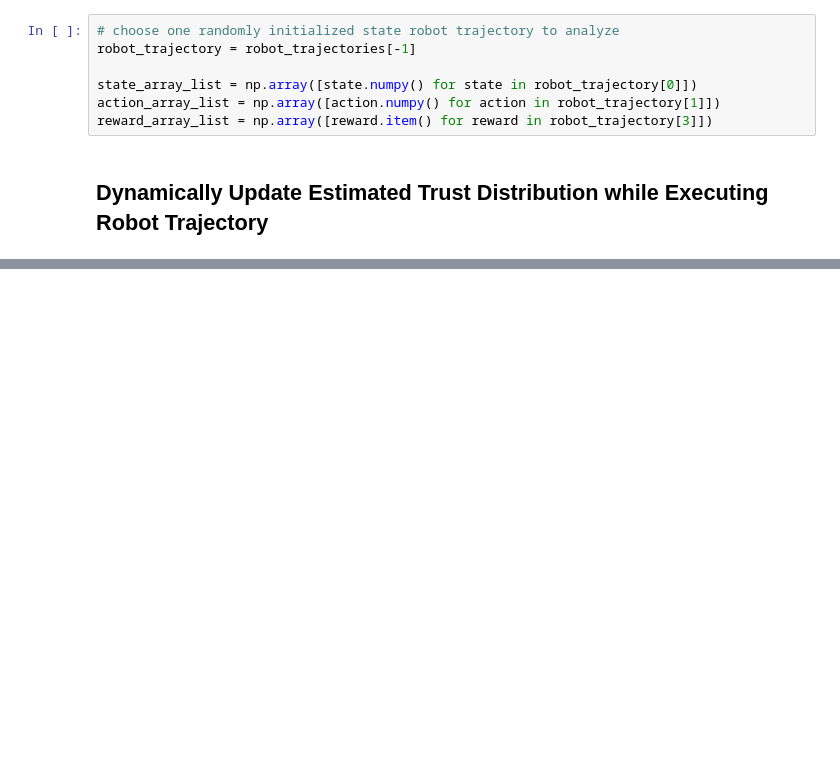
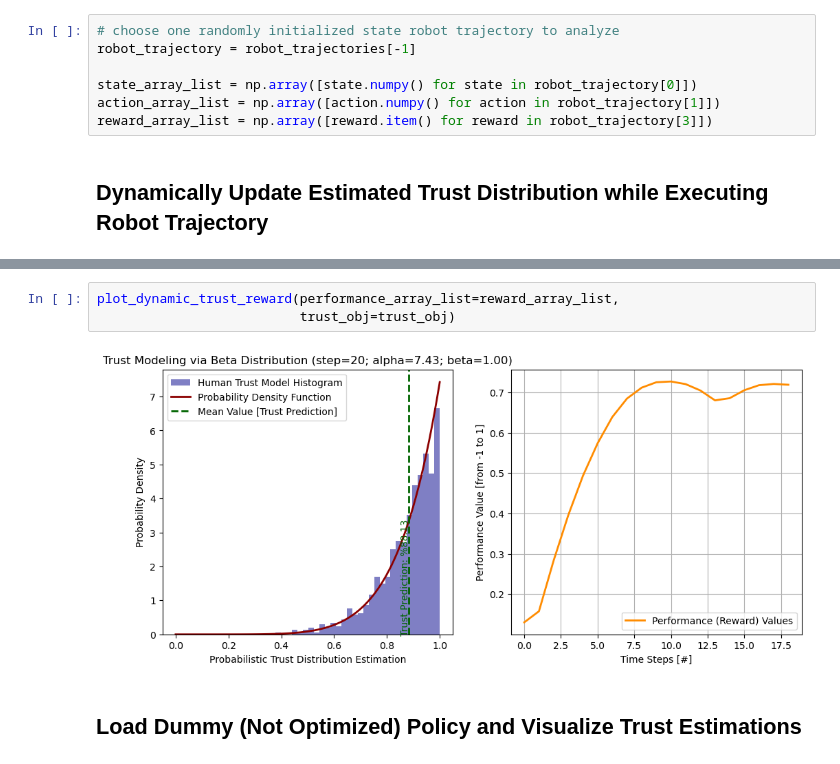
Before and after one commit to resuldagdanov/robot-learning-human-trust, a Jupyter notebook: src/trusts/simulate.ipynb, the cells around one changed output, grey strips where cells are left out. Cells and saved outputs as stored; diff of their text form; blank space fills up the shorter version.

```diff
--- a/src/trusts/simulate.ipynb
+++ b/src/trusts/simulate.ipynb
@@ -251,0 +251,7 @@ plt.ioff()
+# %%
+plot_dynamic_trust_reward(performance_array_list=reward_array_list,
+                          trust_obj=trust_obj)
+# %% [output]
+[figure, added]
+# %% [markdown]
+## Load Dummy (Not Optimized) Policy and Visualize Trust Estimations
```
Also changed, not shown: parts of 13 cells of this notebook, 2 other files.
